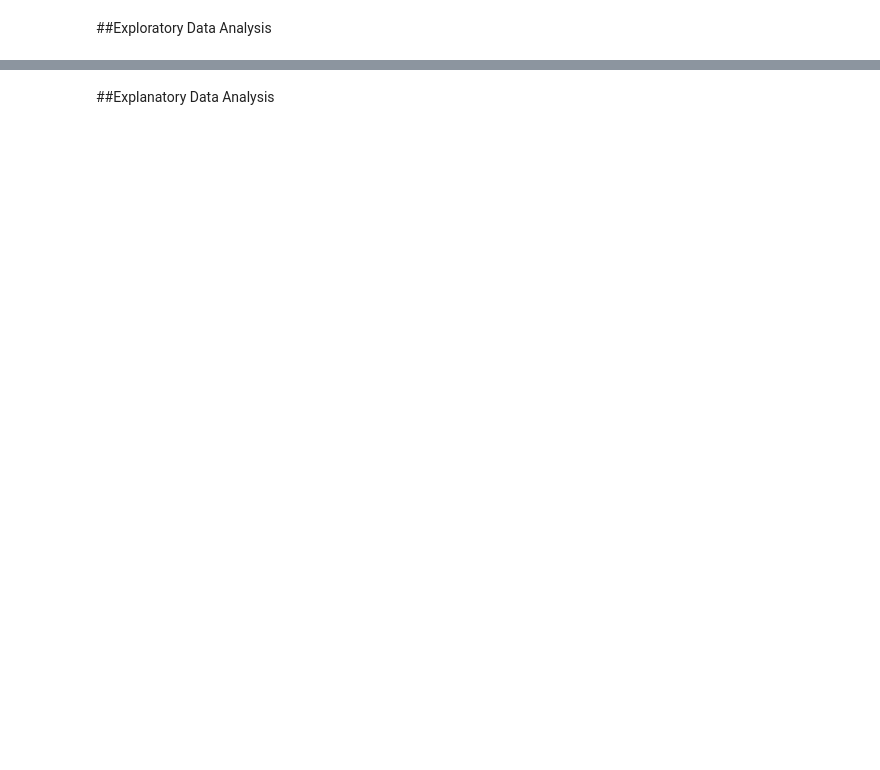
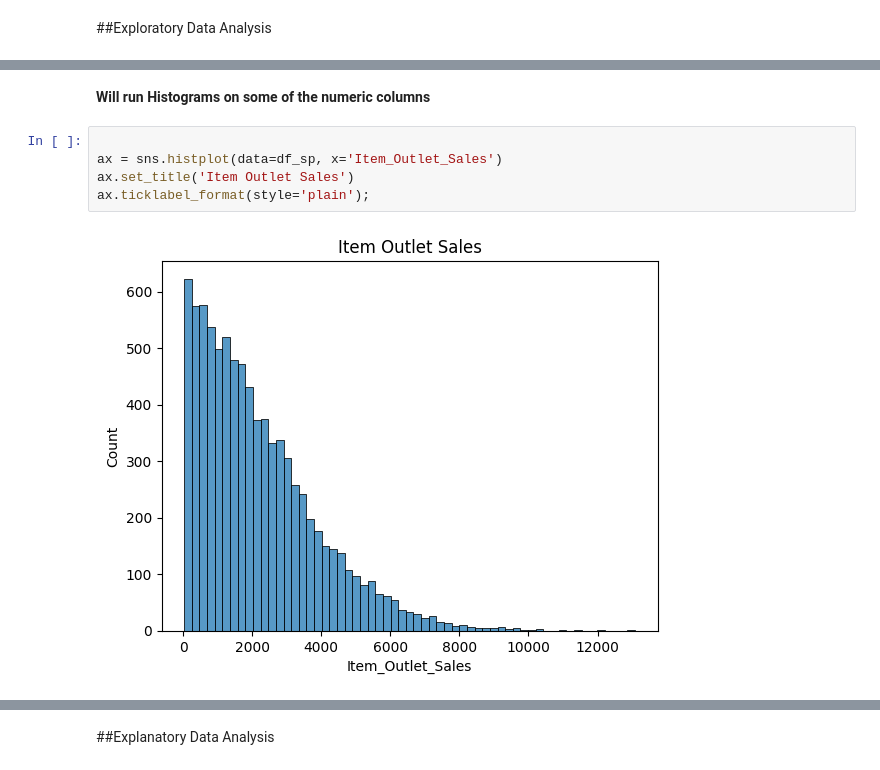
Before and after one commit to jtanzi56/Prediction-of-Product-Sales, a Jupyter notebook: Sales_Prediction_jtanzi.ipynb, the cells around one changed output, grey strips where cells are left out. Cells and saved outputs as stored; diff of their text form; blank space fills up the shorter version.

```diff
--- a/Sales_Prediction_jtanzi.ipynb
+++ b/Sales_Prediction_jtanzi.ipynb
@@ -511,0 +606,9 @@ stats.loc[['mean','min','max']]
+# %% [markdown]
+**Will run Histograms on some of the numeric columns**
+# %%
+
+ax = sns.histplot(data=df_sp, x='Item_Outlet_Sales')
+ax.set_title('Item Outlet Sales')
+ax.ticklabel_format(style='plain');
+# %% [output]
+[figure, added]
```
Also changed, not shown: parts of 41 cells of this notebook.
